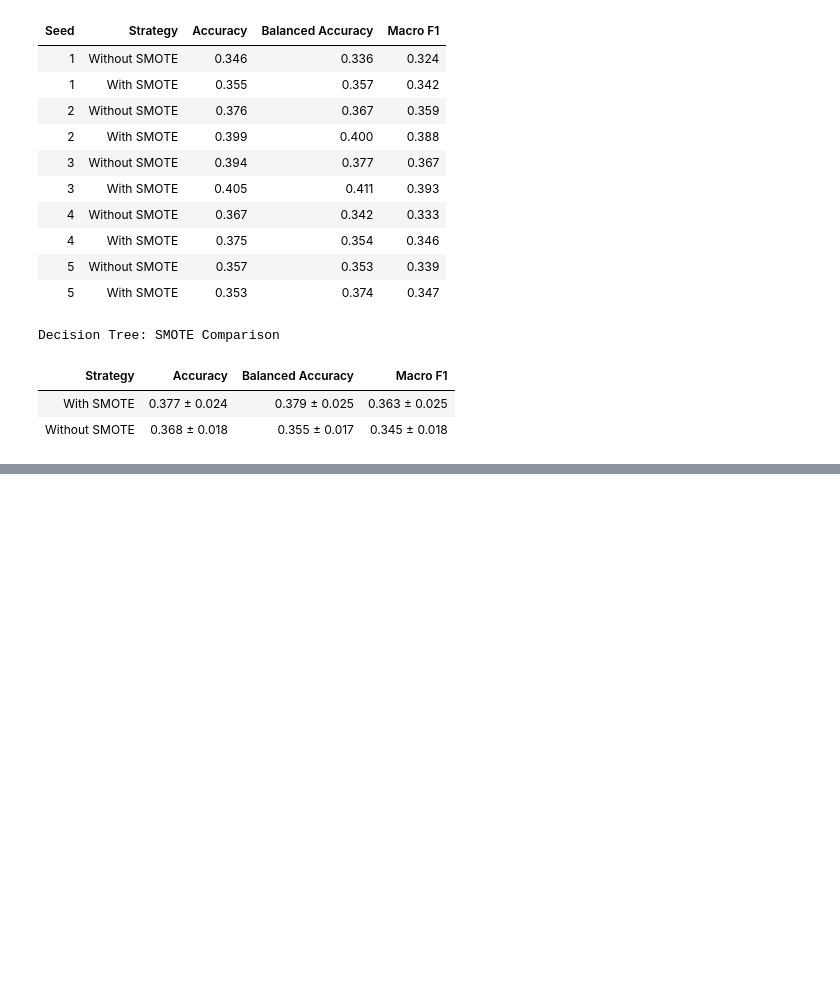
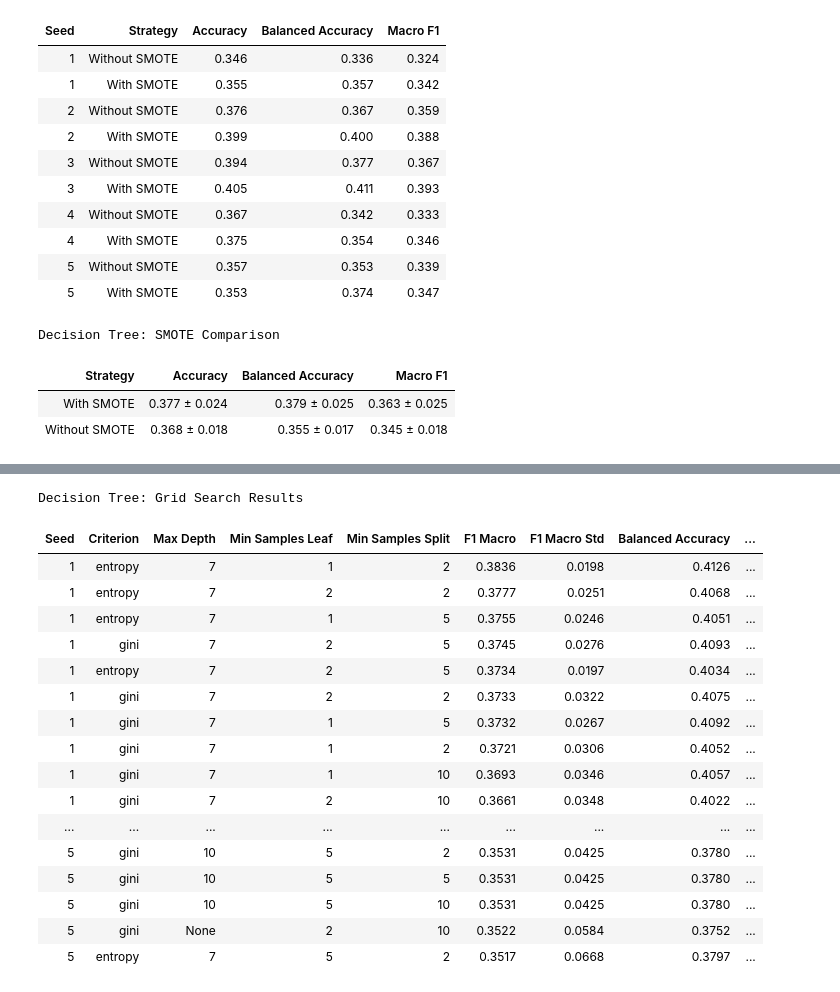
Before and after one commit to gabdumal/data_mining, a Jupyter notebook: assignment_7/main.ipynb, the cells around one changed output, grey strips where cells are left out. Drawn from its saved outputs; the diff is of its cells as text; code cells hidden in the pictures; blank space fills up the shorter version.

Commit message:
Tune Decision Tree hyperparameters

```diff
--- a/assignment_7/main.ipynb
+++ b/assignment_7/main.ipynb
@@ -267,0 +329,63 @@ Decision Tree: SMOTE Comparison
+# %%
+def run_decision_tree_grid_searches(
+    input_data,
+    target_data,
+    seeds,
+    param_grid,
+):
+    """Run Decision Tree GridSearchCV for multiple CV seeds."""
+
+    grid_searches = {}
+
+    for current_seed in seeds:
+        grid_search = _build_decision_tree_grid_search(
+            random_state=current_seed,
+            param_grid=param_grid,
+        )
+
+        grid_search.fit(
+            input_data,
+            target_data,
+        )
+
+        grid_searches[current_seed] = grid_search
+
+    return grid_searches
+# %%
+param_grid_of_decision_tree = {
+    "classifier__criterion": ["gini", "entropy"],
+    "classifier__max_depth": [3, 5, 7, 10, None],
+    "classifier__min_samples_split": [2, 5, 10],
+    "classifier__min_samples_leaf": [1, 2, 5],
+}
+
+decision_tree_grid_searches = run_decision_tree_grid_searches(
+    input_data_for_train,
+    target_data_for_train,
+    seeds=seeds,
+    param_grid=param_grid_of_decision_tree,
+)
+# %%
+display_grid_search_results(
+    decision_tree_grid_searches,
+    caption="Decision Tree: Grid Search Results",
+)
+# %% [output]
+Decision Tree: Grid Search Results
+| Seed | Criterion | Max Depth | Min Samples Leaf | Min Samples Split | F1 Macro | F1 Macro Std | Balanced Accuracy | ... |
+| 1 | entropy | 7 | 1 | 2 | 0.3836 | 0.0198 | 0.4126 | ... |
+| 1 | entropy | 7 | 2 | 2 | 0.3777 | 0.0251 | 0.4068 | ... |
+| 1 | entropy | 7 | 1 | 5 | 0.3755 | 0.0246 | 0.4051 | ... |
+| 1 | gini | 7 | 2 | 5 | 0.3745 | 0.0276 | 0.4093 | ... |
+| 1 | entropy | 7 | 2 | 5 | 0.3734 | 0.0197 | 0.4034 | ... |
+| 1 | gini | 7 | 2 | 2 | 0.3733 | 0.0322 | 0.4075 | ... |
+| 1 | gini | 7 | 1 | 5 | 0.3732 | 0.0267 | 0.4092 | ... |
+| 1 | gini | 7 | 1 | 2 | 0.3721 | 0.0306 | 0.4052 | ... |
+| 1 | gini | 7 | 1 | 10 | 0.3693 | 0.0346 | 0.4057 | ... |
+| 1 | gini | 7 | 2 | 10 | 0.3661 | 0.0348 | 0.4022 | ... |
+| ... | ... | ... | ... | ... | ... | ... | ... | ... |
+| 5 | gini | 10 | 5 | 2 | 0.3531 | 0.0425 | 0.3780 | ... |
+| 5 | gini | 10 | 5 | 5 | 0.3531 | 0.0425 | 0.3780 | ... |
+| 5 | gini | 10 | 5 | 10 | 0.3531 | 0.0425 | 0.3780 | ... |
+| 5 | gini | None | 2 | 10 | 0.3522 | 0.0584 | 0.3752 | ... |
+| 5 | entropy | 7 | 5 | 2 | 0.3517 | 0.0668 | 0.3797 | ... |
```
Also changed, not shown: parts of 9 cells of this notebook, 1 other file.
